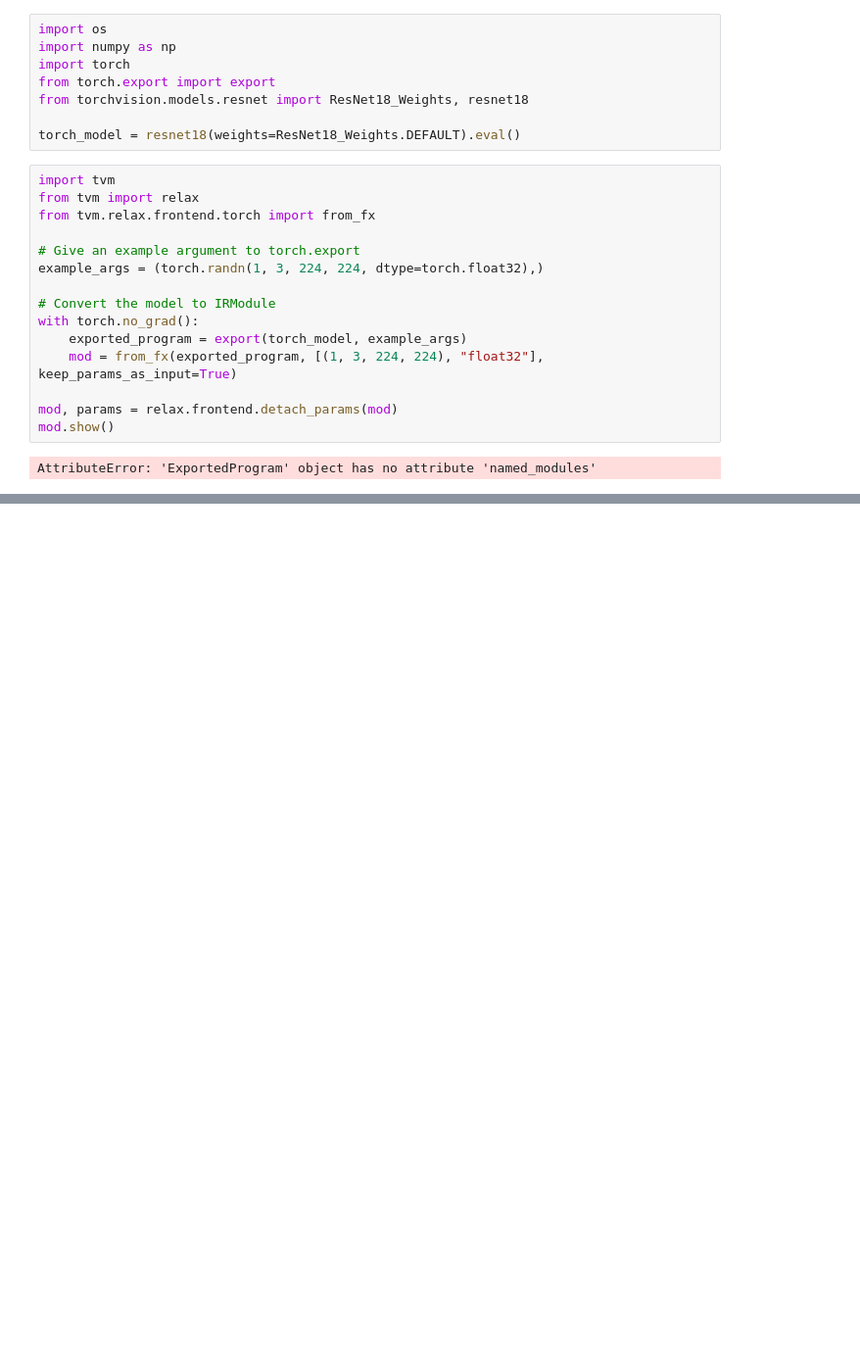
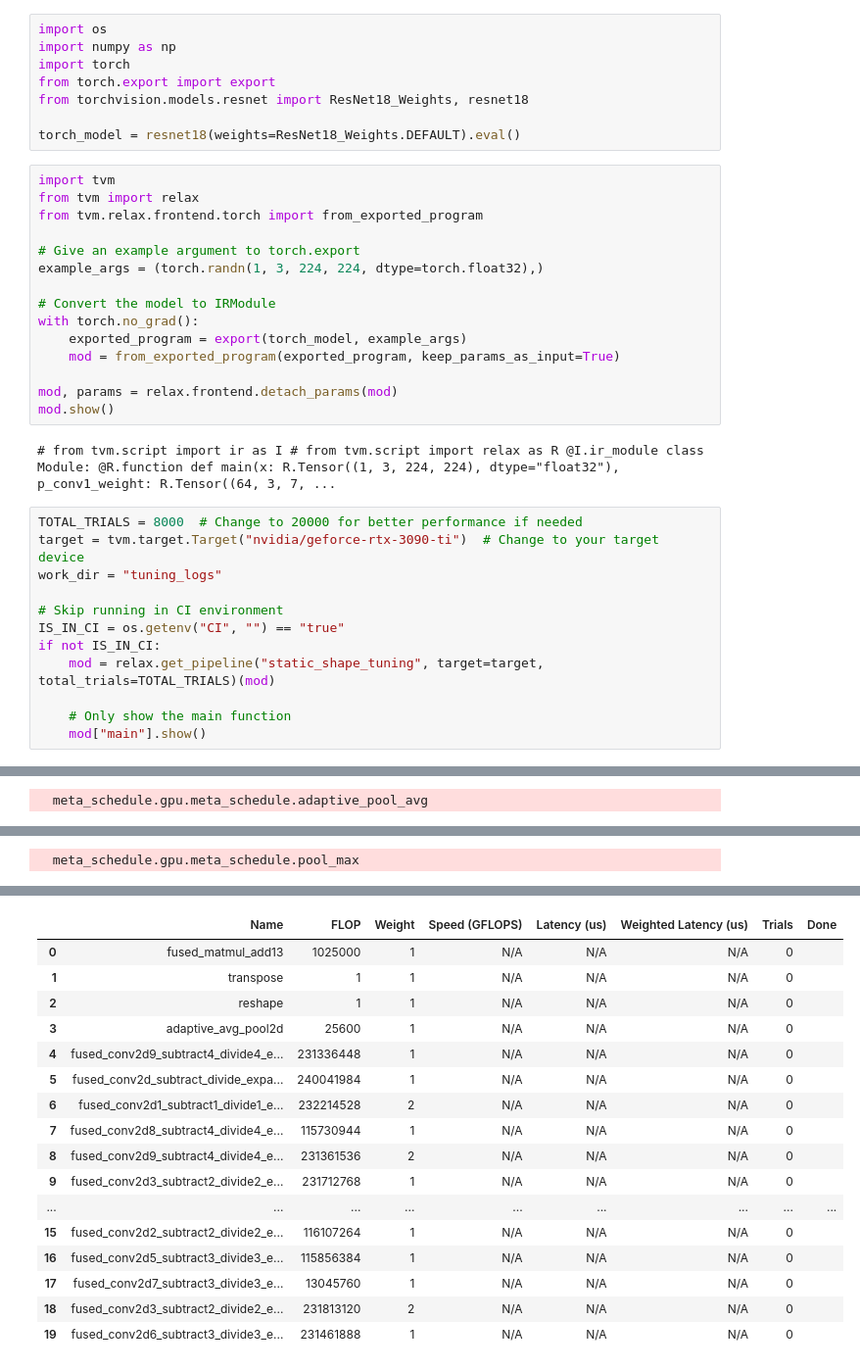
Before and after one commit to eaten-cake/tvm-learn, a Jupyter notebook: relax/e2e_optimize_model.ipynb, the cells around one changed output, grey strips where cells are left out. Shown at 98% size. Saved outputs shown, nothing was run; the diff lists cells and outputs as text; blank space fills up the shorter version.

Commit message:
relax

```diff
--- a/relax/e2e_optimize_model.ipynb
+++ b/relax/e2e_optimize_model.ipynb
@@ -9,7 +9,7 @@ torch_model = resnet18(weights=ResNet18_Weights.DEFAULT).eval()
 # %%
 import tvm
 from tvm import relax
-from tvm.relax.frontend.torch import from_fx
+from tvm.relax.frontend.torch import from_exported_program
 
 # Give an example argument to torch.export
 example_args = (torch.randn(1, 3, 224, 224, dtype=torch.float32),)
@@ -17,9 +17,22 @@ example_args = (torch.randn(1, 3, 224, 224, dtype=torch.float32),)
 # Convert the model to IRModule
 with torch.no_grad():
     exported_program = export(torch_model, example_args)
-    mod = from_fx(exported_program, [(1, 3, 224, 224), "float32"], keep_params_as_input=True)
+    mod = from_exported_program(exported_program, keep_params_as_input=True)
 
 mod, params = relax.frontend.detach_params(mod)
 mod.show()
 # %% [output]
-AttributeError: 'ExportedProgram' object has no attribute 'named_modules'
+# from tvm.script import ir as I # from tvm.script import relax as R @I.ir_module class Module: @R.function def main(x: R.Tensor((1, 3, 224, 224), dtype="float32"), p_conv1_weight: R.Tensor((64, 3, 7, ...
+# %%
+TOTAL_TRIALS = 8000  # Change to 20000 for better performance if needed
+target = tvm.target.Target("nvidia/geforce-rtx-3090-ti")  # Change to your target device
+work_dir = "tuning_logs"
+
+# Skip running in CI environment
+IS_IN_CI = os.getenv("CI", "") == "true"
+if not IS_IN_CI:
+    mod = relax.get_pipeline("static_shape_tuning", target=target, total_trials=TOTAL_TRIALS)(mod)
+
+    # Only show the main function
+    mod["main"].show()
+# %% [output]
@@ -25,0 +48 @@ AttributeError: 'ExportedProgram' object has no attribute 'named_modules'
+  meta_schedule.gpu.meta_schedule.adaptive_pool_avg
@@ -25,0 +57 @@ AttributeError: 'ExportedProgram' object has no attribute 'named_modules'
+  meta_schedule.gpu.meta_schedule.pool_max
@@ -25,0 +64,17 @@ AttributeError: 'ExportedProgram' object has no attribute 'named_modules'
+|  | Name | FLOP | Weight | Speed (GFLOPS) | Latency (us) | Weighted Latency (us) | Trials | Done |
+| 0 | fused_matmul_add13 | 1025000 | 1 | N/A | N/A | N/A | 0 |  |
+| 1 | transpose | 1 | 1 | N/A | N/A | N/A | 0 |  |
+| 2 | reshape | 1 | 1 | N/A | N/A | N/A | 0 |  |
+| 3 | adaptive_avg_pool2d | 25600 | 1 | N/A | N/A | N/A | 0 |  |
+| 4 | fused_conv2d9_subtract4_divide4_e... | 231336448 | 1 | N/A | N/A | N/A | 0 |  |
+| 5 | fused_conv2d_subtract_divide_expa... | 240041984 | 1 | N/A | N/A | N/A | 0 |  |
+| 6 | fused_conv2d1_subtract1_divide1_e... | 232214528 | 2 | N/A | N/A | N/A | 0 |  |
+| 7 | fused_conv2d8_subtract4_divide4_e... | 115730944 | 1 | N/A | N/A | N/A | 0 |  |
+| 8 | fused_conv2d9_subtract4_divide4_e... | 231361536 | 2 | N/A | N/A | N/A | 0 |  |
+| 9 | fused_conv2d3_subtract2_divide2_e... | 231712768 | 1 | N/A | N/A | N/A | 0 |  |
+| ... | ... | ... | ... | ... | ... | ... | ... | ... |
+| 15 | fused_conv2d2_subtract2_divide2_e... | 116107264 | 1 | N/A | N/A | N/A | 0 |  |
+| 16 | fused_conv2d5_subtract3_divide3_e... | 115856384 | 1 | N/A | N/A | N/A | 0 |  |
+| 17 | fused_conv2d7_subtract3_divide3_e... | 13045760 | 1 | N/A | N/A | N/A | 0 |  |
+| 18 | fused_conv2d3_subtract2_divide2_e... | 231813120 | 2 | N/A | N/A | N/A | 0 |  |
+| 19 | fused_conv2d6_subtract3_divide3_e... | 231461888 | 1 | N/A | N/A | N/A | 0 |  |
```
Also changed, not shown: parts of 2 cells of this notebook, 1 other file.
